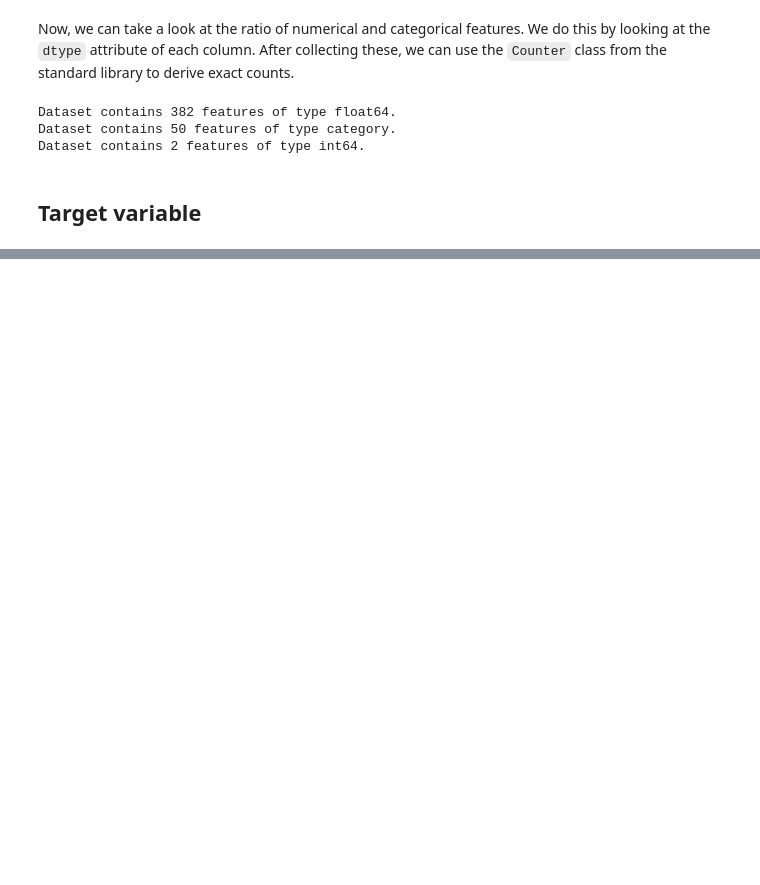
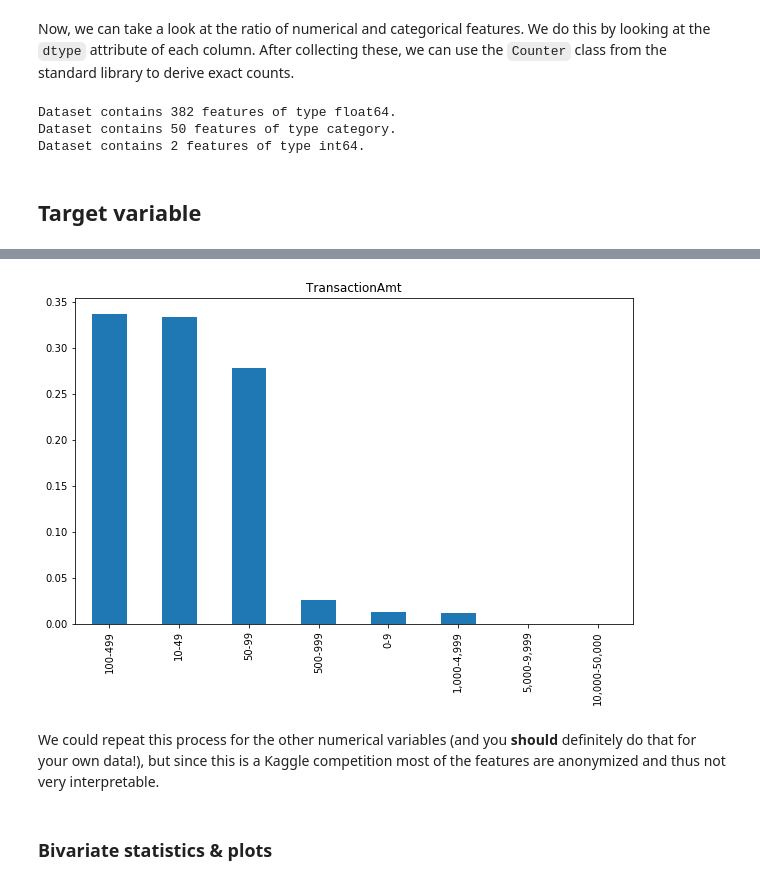
Before and after one commit to felixpeters/ml-workflow-tools, a Jupyter notebook: nbs/03_Exploratory_Data_Analysis.ipynb, the cells around one changed output, grey strips where cells are left out. Drawn from its saved outputs; the diff is of its cells as text; code cells hidden in the pictures; blank space fills up the shorter version.

```diff
--- a/nbs/03_Exploratory_Data_Analysis.ipynb
+++ b/nbs/03_Exploratory_Data_Analysis.ipynb
@@ -130,0 +293,16 @@ Dataset contains 2 features of type int64.
+# %%
+def plot_bins(col, bins, labels):
+    bins = pd.cut(col, bins, labels=labels).value_counts(normalize=True)
+    bins.plot(kind='bar', title=col.name)
+    plt.show()
+# %%
+bins = [0, 10, 50, 100, 500, 1000, 5000, 10000, 50000]
+labels = ['0-9', '10-49', '50-99', '100-499', '500-999', '1,000-4,999', '5,000-9,999', '10,000-50,000']
+
+plot_bins(data.TransactionAmt, bins, labels)
+# %% [output]
+[figure, added]
+# %% [markdown]
+We could repeat this process for the other numerical variables (and you **should** definitely do that for your own data!), but since this is a Kaggle competition most of the features are anonymized and thus not very interpretable.
+# %% [markdown]
+### Bivariate statistics & plots
```
Also changed, not shown: parts of 58 cells of this notebook.
